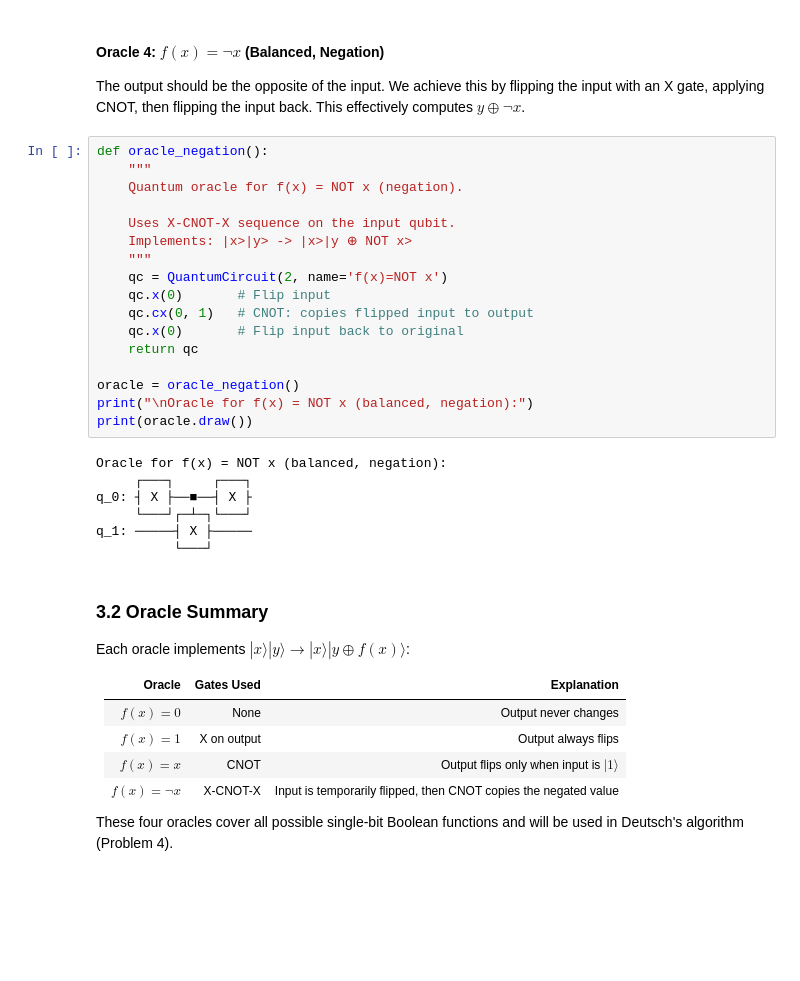
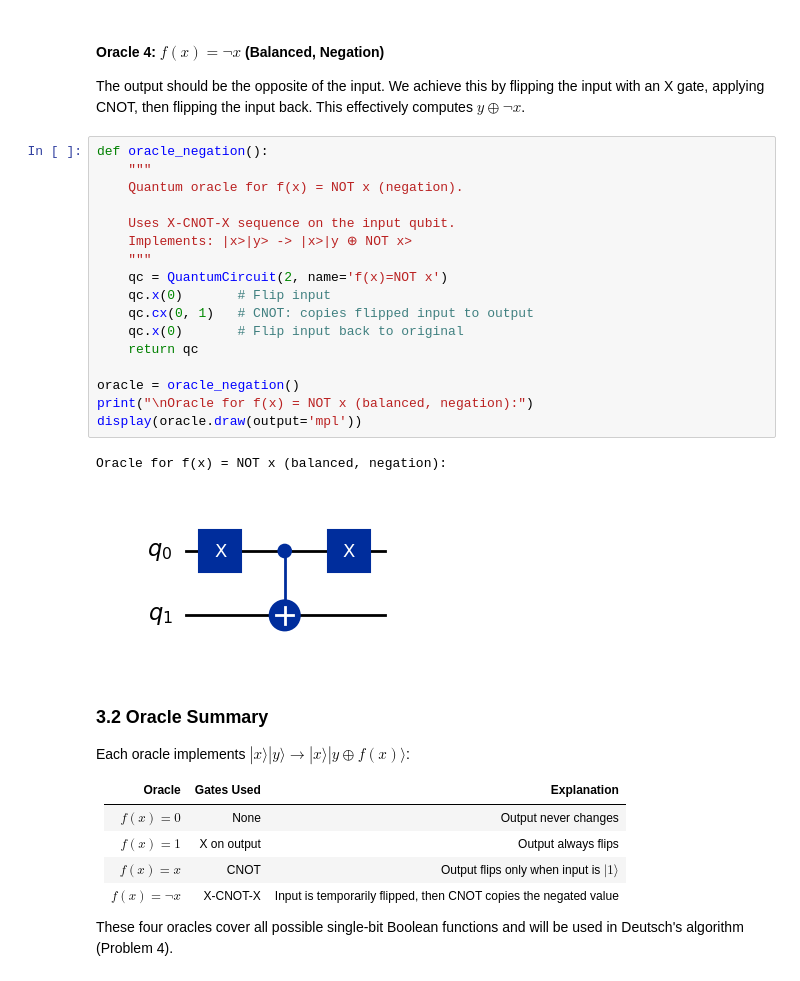
Before and after one commit to michaelferry25/Emerging-Technologies, a Jupyter notebook: problems.ipynb, the cells around one changed output. Saved outputs shown, nothing was run; the diff lists cells and outputs as text; blank space fills up the shorter version.

```diff
--- a/problems.ipynb
+++ b/problems.ipynb
@@ -506,27 +495,23 @@ The output should be the opposite of the input. We achieve this by flipping the
 # %%
 def oracle_negation():
     """
     Quantum oracle for f(x) = NOT x (negation).
 
     Uses X-CNOT-X sequence on the input qubit.
     Implements: |x>|y> -> |x>|y ⊕ NOT x>
     """
     qc = QuantumCircuit(2, name='f(x)=NOT x')
     qc.x(0)       # Flip input
     qc.cx(0, 1)   # CNOT: copies flipped input to output
     qc.x(0)       # Flip input back to original
     return qc
 
 oracle = oracle_negation()
 print("\nOracle for f(x) = NOT x (balanced, negation):")
-print(oracle.draw())
+display(oracle.draw(output='mpl'))
 # %% [output]
 Oracle for f(x) = NOT x (balanced, negation):
-     ┌───┐     ┌───┐
-q_0: ┤ X ├──■──┤ X ├
-     └───┘┌─┴─┐└───┘
-q_1: ─────┤ X ├─────
-          └───┘
+[figure, added]
 # %% [markdown]
 ### 3.2 Oracle Summary
 
```
Also changed, not shown: parts of 3 cells of this notebook.
